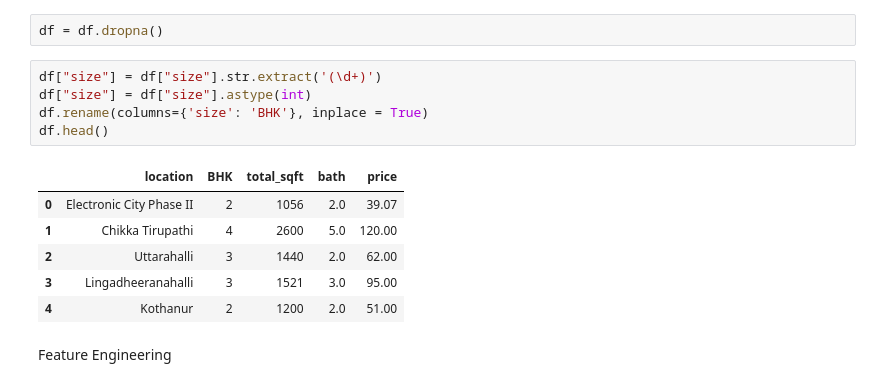
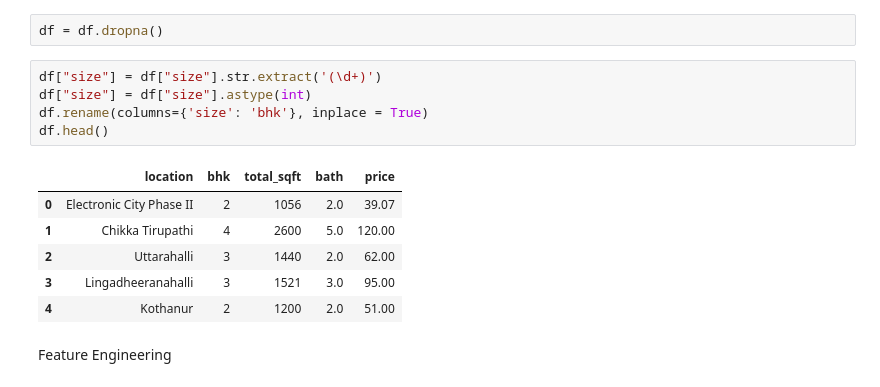
Before and after one commit to MananJain39/Bangalore_Housing_Price, a Jupyter notebook: pred.ipynb, the cells around one changed output. Cells and saved outputs as stored; diff of their text form.

```diff
--- a/pred.ipynb
+++ b/pred.ipynb
@@ -46,10 +47,10 @@ df = df.dropna()
 # %%
 df["size"] = df["size"].str.extract('(\d+)')
 df["size"] = df["size"].astype(int)
-df.rename(columns={'size': 'BHK'}, inplace = True)
+df.rename(columns={'size': 'bhk'}, inplace = True)
 df.head()
 # %% [output]
-|  | location | BHK | total_sqft | bath | price |
+|  | location | bhk | total_sqft | bath | price |
 | 0 | Electronic City Phase II | 2 | 1056 | 2.0 | 39.07 |
 | 1 | Chikka Tirupathi | 4 | 2600 | 5.0 | 120.00 |
 | 2 | Uttarahalli | 3 | 1440 | 2.0 | 62.00 |
```
Also changed, not shown: parts of 29 cells of this notebook.
